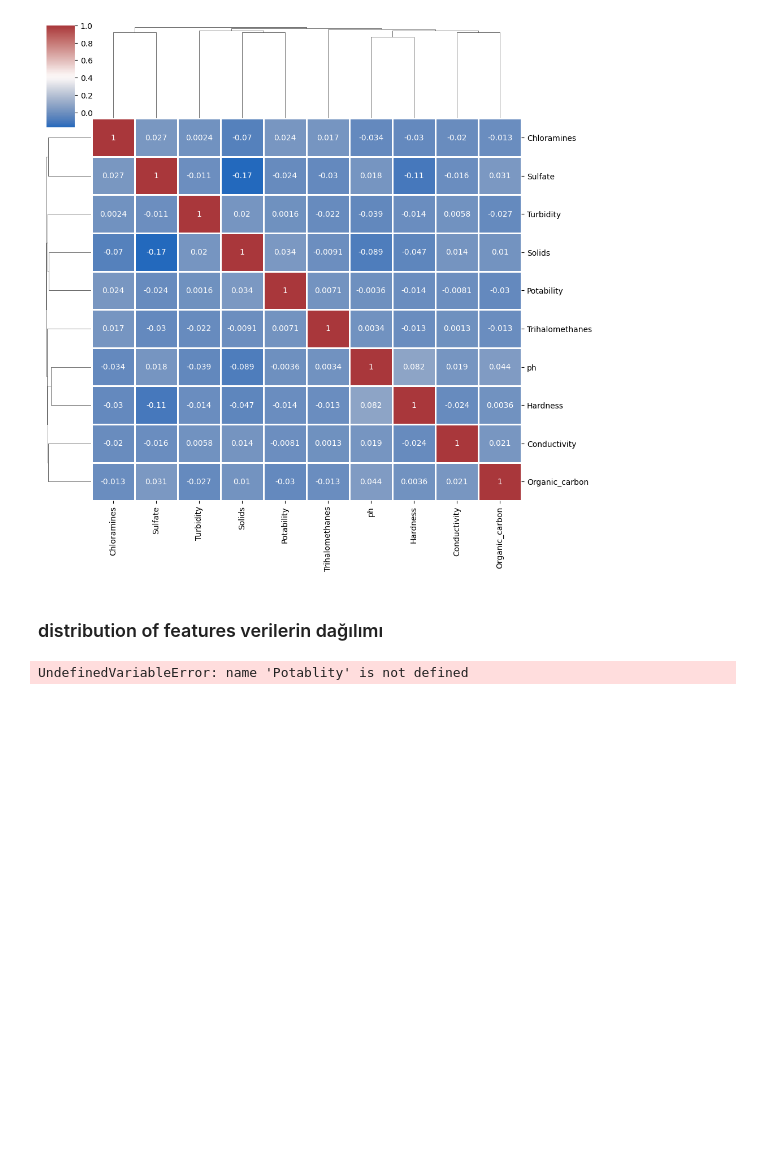
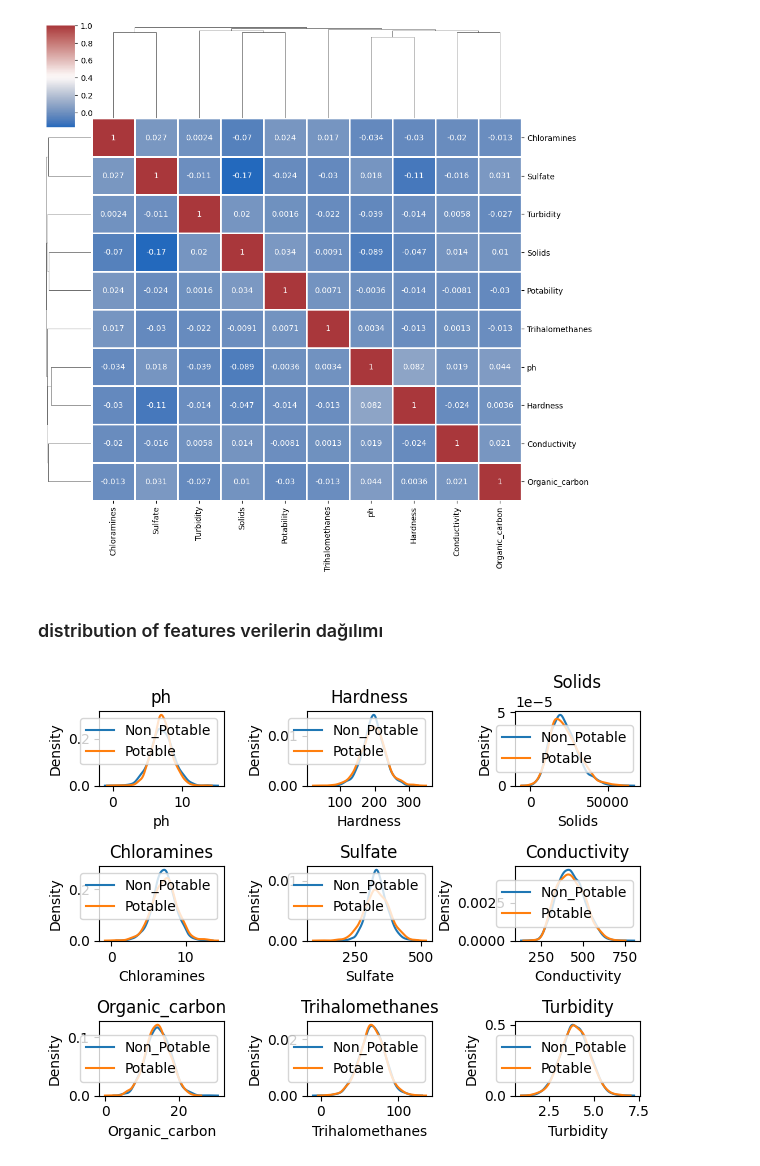
Before and after one commit to can-ozyasar/Dunya-Su-Kalitesi-projesi, a Jupyter notebook: DunyaSuKalitesi.ipynb, the cells around one changed output. Saved outputs shown, nothing was run; the diff lists cells and outputs as text; code cells hidden in the pictures; blank space fills up the shorter version.

Commit message:
distribution of values verilerin dağılımı ve bağımlı değişken analizi kısımları eklendi

```diff
--- a/DunyaSuKalitesi.ipynb
+++ b/DunyaSuKalitesi.ipynb
@@ -126,7 +101,18 @@ plt.show()
 # %% [markdown]
 ### distribution of features  verilerin dağılımı
 # %%
-non_potable=df.query("Potability==1")  #içilemez su verileri alıyoruz
-potable =df.query("Potablity==0")  #içilebilir su verileri
+non_potable = df.query("Potability == 0")  #içilemez su verileri alıyoruz
+
+potable = df.query("Potability == 1")  #içilebilir su verileri
-# %% [output]
-UndefinedVariableError: name 'Potablity' is not defined
+# %%
+plt.figure()
+for ax, col in enumerate(df.columns[:9]):
+    plt.subplot(3,3,ax+1)
+    plt.title(col)
+    sbn.kdeplot(x= non_potable[col],label="Non_Potable")
+    sbn.kdeplot(x= potable[col],label="Potable" )
+    plt.legend()
+
+plt.tight_layout()
+# %% [output]
+[figure, added]
```
Also changed, not shown: parts of 5 cells of this notebook, 2 other files.
